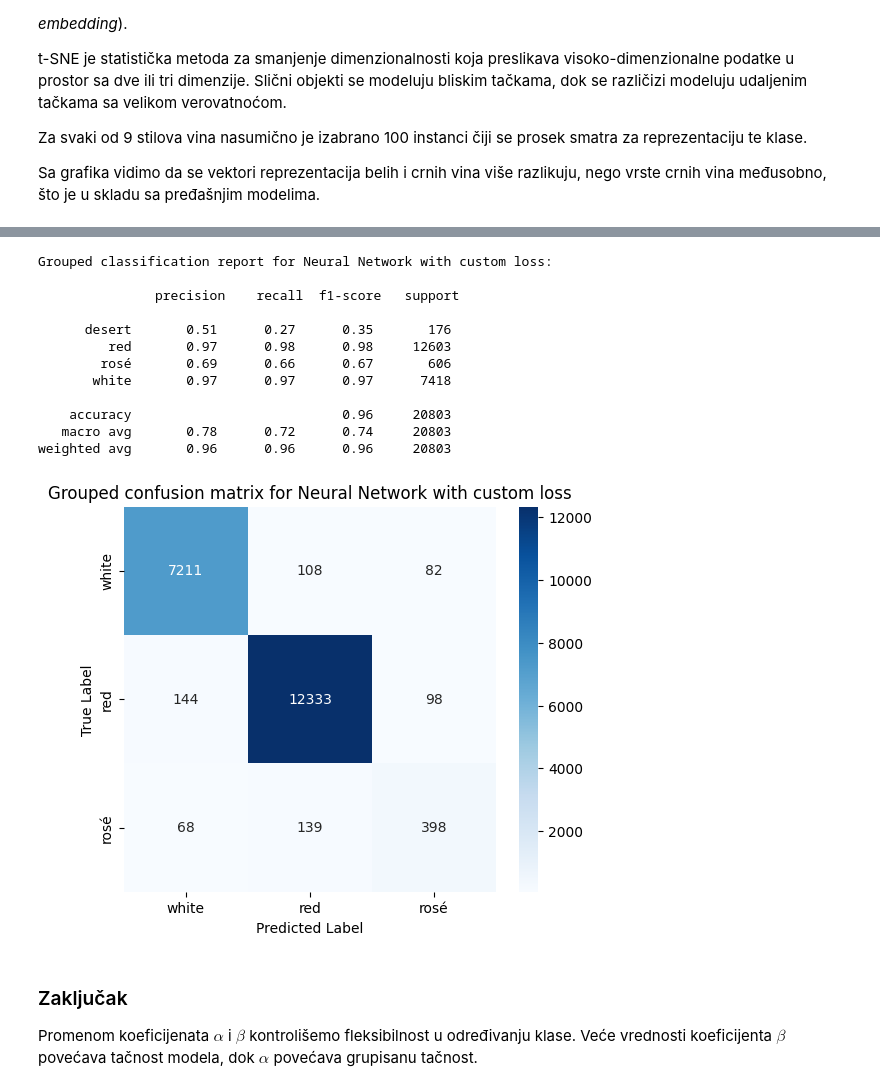
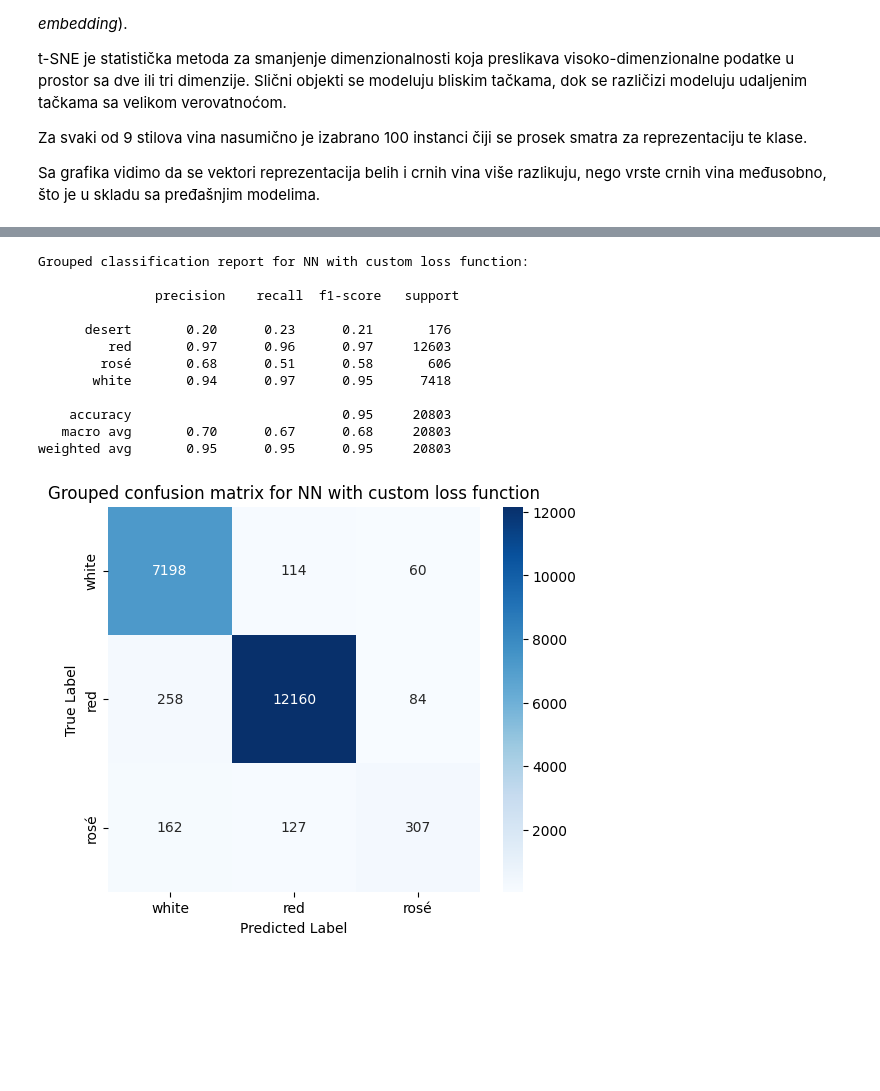
Before and after one commit to isidora00/ML_StudyBuddy, a Jupyter notebook: 03_Wine_Sensory_Properties_Classification.ipynb, the cells around one changed output, grey strips where cells are left out. Saved outputs shown, nothing was run; the diff lists cells and outputs as text; code cells hidden in the pictures; blank space fills up the shorter version.

```diff
--- a/03_Wine_Sensory_Properties_Classification.ipynb
+++ b/03_Wine_Sensory_Properties_Classification.ipynb
@@ -525,12 +519,12 @@ params = {
     'device': 'cuda',
 }
 
-# model_final = xgb.train(params, dtrain, num_boost_round=200)
+model_final = xgb.train(params, dtrain, num_boost_round=200)
 # with open("xgb_model.pkl", "wb") as f:
 #     pickle.dump(model_final, f)
 
 with open("xgb_model.pkl", "rb") as f:
-    model_final_loaded = pickle.load(f)
+    model_final = pickle.load(f)
 
 y_pred_val = model_final.predict(dval)
 w_f1_score = f1_score(y_val_encoded, y_pred_val, average='weighted')
@@ -680,16 +678,6 @@ embeddings = np.array(embeddings)
 # %%
-from sklearn.manifold import TSNE
-
-embeddings_ = np.array(embeddings[indices])
-
-tsne_2d = TSNE(n_components=2, random_state=42)
-embeddings_2d = tsne_2d.fit_transform(embeddings_)
-
-tsne_3d = TSNE(n_components=3, random_state=42)
-embeddings_3d = tsne_3d.fit_transform(embeddings_)
-
-wine_styles = [wine_positions[category][2] for category in y_subset]
-wine_alpha = [0.3 + (-wine_positions[category][1] + 1) / 3  for category in y_subset]
+wine_styles = [wine_positions[category][2] for category in y_train_subset]
+wine_alpha = [0.3 + (-wine_positions[category][1] + 1) / 3  for category in y_train_subset]
 plot_colors = {'white': 'gold', 'red': 'coral', 'rosé': 'blue', 'desert': 'turquoise'}
 colors = [plot_colors[style] for style in wine_styles]
 
@@ -707,7 +695,7 @@ ax2.set_title('Wine Review Embeddings in 3D')
 categories = np.unique(y_train_subset)
 means_3d = dict()
 for category in categories:
-    indices_ = np.where(np.array(y_subset) == category)[0]
+    indices_ = np.where(np.array(y_train_subset) == category)[0]
 
     mean_2d = embeddings_2d[indices_].mean(axis=0)
     mean_3d = embeddings_3d[indices_].mean(axis=0)
@@ -727,7 +715,7 @@ handles = [plt.Line2D([0], [0], marker='o', color='w', markerfacecolor=plot_colo
 
 ax1.legend(handles=handles, labels=unique_styles, title='Wine Styles', loc='upper right')
 ax2.legend(handles=handles, labels=unique_styles, title='Wine Styles', loc='upper right')
-ax2.view_init(elev=20, azim=80)
+ax2.view_init(elev=10, azim=20)
 plt.tight_layout()
 plt.show()
 # %% [output]
@@ -819,26 +825,25 @@ train_loader = DataLoader(train_dataset, batch_size=32, shuffle=True)
 val_loader = DataLoader(val_dataset, batch_size=32, shuffle=False)
 
 model = nn.Sequential(
-    nn.Linear(X_train_train.shape[1], 32),
+    nn.Linear(X_train_train.shape[1], 512),  #X_train_train.shape[1] + 1967
     nn.ReLU(),
-    nn.Linear(32, 32),
+    nn.Linear(512, 128),
     nn.ReLU(),
-    nn.Linear(32, 3)
+    nn.Linear(128, 32),
+    nn.ReLU(),
+    nn.Linear(32, 8),
+    nn.ReLU(),
+    nn.Linear(8, 3)
 ).to(device)
 
 means_3d_tensor = torch.tensor(np.array(list(scaled_means_3d.values())), dtype=torch.float32).to(device)
 
-def hybrid_loss(outputs, labels, means_3d, alpha=0.8, beta=0.2):
-    distance_loss = torch.norm(outputs - labels, dim=1).mean()
-
+def hybrid_loss(outputs, labels, means_3d):
     distances = torch.cdist(outputs, means_3d_tensor)
     true_class_indices = torch.argmin(torch.cdist(labels, means_3d_tensor), dim=1)
 
     softmax_loss = F.cross_entropy(-distances, true_class_indices)
-
-    total_loss = alpha * distance_loss + beta * softmax_loss
-    return total_loss
-
+    return softmax_loss
 
 optimizer = optim.Adam(model.parameters(), lr=0.001)
 
@@ -929,6 +938,6 @@ def generate_predictions(model, data_loader, means_3d):
 
 true_values, pred_values = generate_predictions(model, val_loader, scaled_means_3d)
 
-print_report(true_values, pred_values, "Neural Network with custom loss")
-print_grouped_report(true_values, pred_values, "Neural Network with custom loss")
+print_report(true_values, pred_values, "NN with custom loss function")
+print_grouped_report(true_values, pred_values, "NN with custom loss function")
 # %% [output]
@@ -953,17 +962,13 @@ Champagne & Sparkling Wines       0.65      0.50      0.56       736
-Grouped classification report for Neural Network with custom loss:
+Grouped classification report for NN with custom loss function:
 
                precision    recall  f1-score   support
 
-      desert       0.51      0.27      0.35       176
-         red       0.97      0.98      0.98     12603
-        rosé       0.69      0.66      0.67       606
-       white       0.97      0.97      0.97      7418
+      desert       0.20      0.23      0.21       176
+         red       0.97      0.96      0.97     12603
+        rosé       0.68      0.51      0.58       606
+       white       0.94      0.97      0.95      7418
 
-    accuracy                           0.96     20803
-   macro avg       0.78      0.72      0.74     20803
-weighted avg       0.96      0.96      0.96     20803
+    accuracy                           0.95     20803
+   macro avg       0.70      0.67      0.68     20803
+weighted avg       0.95      0.95      0.95     20803
-[figure, old version]
+[figure, new version]
-# %% [markdown]
-### Zaključak
-
-Promenom koeficijenata $\alpha$ i $\beta$ kontrolišemo fleksibilnost u određivanju klase. Veće vrednosti koeficijenta $\beta$ povećava tačnost modela, dok $\alpha$ povećava grupisanu tačnost.
```
Also changed, not shown: parts of 30 cells of this notebook, 3 other files.
